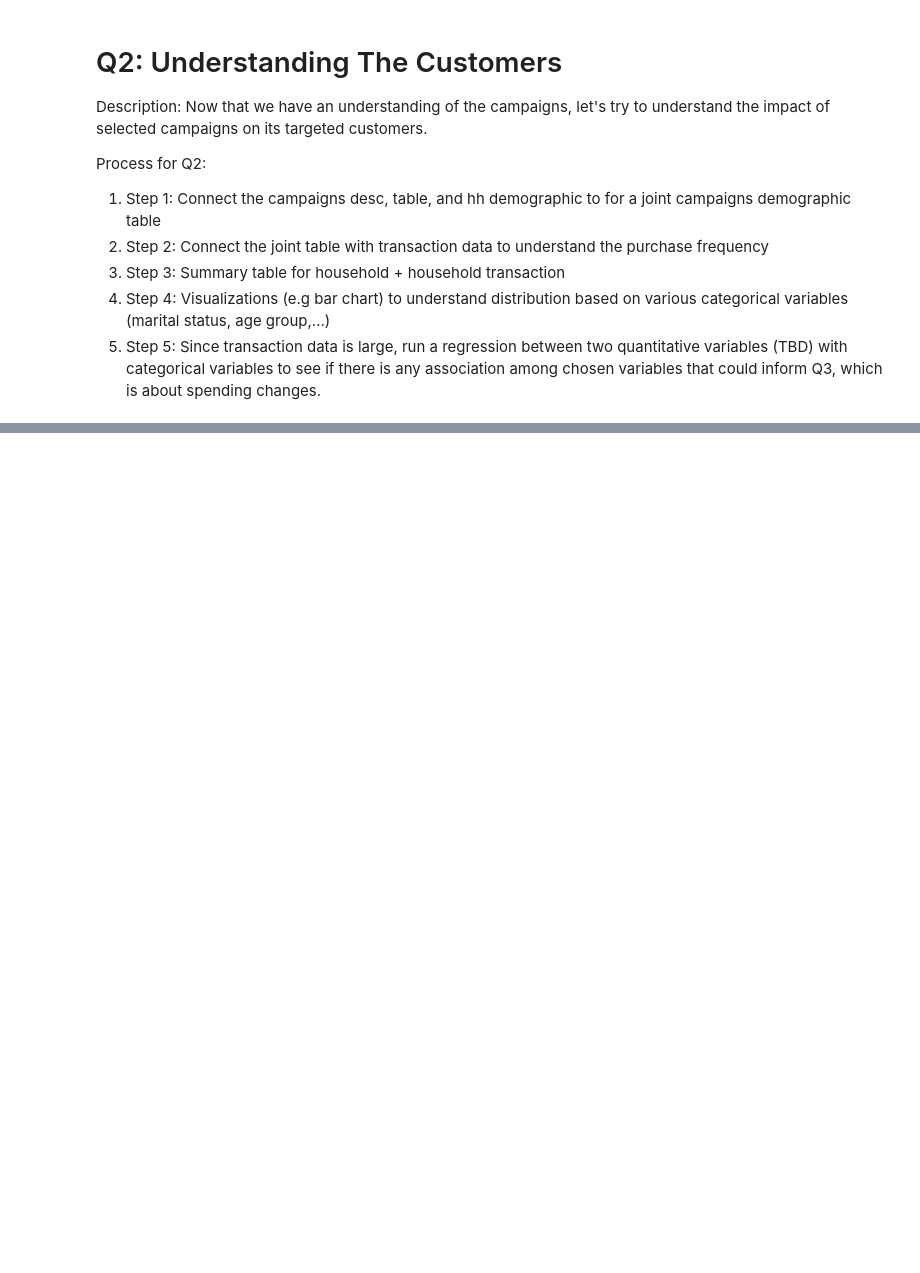
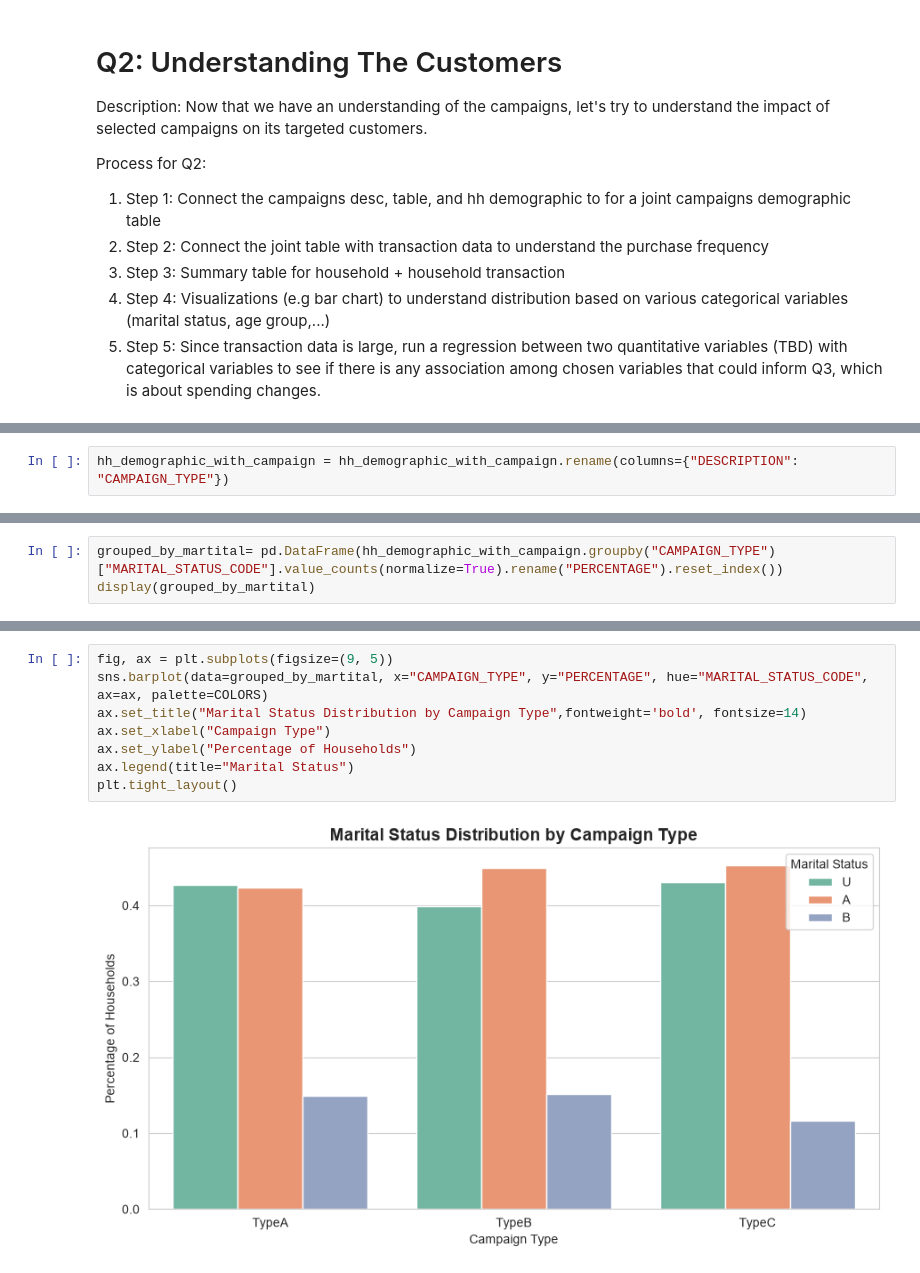
Before and after one commit to andrw0505/dunnhumby_project, a Jupyter notebook: bq1.ipynb, the cells around one changed output, grey strips where cells are left out. Cells and saved outputs as stored; diff of their text form; blank space fills up the shorter version.

```diff
--- a/bq1.ipynb
+++ b/bq1.ipynb
@@ -928,2 +926,4 @@ dtypes: float64(3), int64(1), str(9)
 memory usage: 432.2 KB
 None
+# %%
+hh_demographic_with_campaign = hh_demographic_with_campaign.rename(columns={"DESCRIPTION": "CAMPAIGN_TYPE"})
@@ -929,0 +932,3 @@ None
+# %%
+grouped_by_martital= pd.DataFrame(hh_demographic_with_campaign.groupby("CAMPAIGN_TYPE")["MARITAL_STATUS_CODE"].value_counts(normalize=True).rename("PERCENTAGE").reset_index())
+display(grouped_by_martital)
@@ -929,0 +946,10 @@ None
+# %%
+fig, ax = plt.subplots(figsize=(9, 5))
+sns.barplot(data=grouped_by_martital, x="CAMPAIGN_TYPE", y="PERCENTAGE", hue="MARITAL_STATUS_CODE", ax=ax, palette=COLORS)
+ax.set_title("Marital Status Distribution by Campaign Type",fontweight='bold', fontsize=14)
+ax.set_xlabel("Campaign Type")
+ax.set_ylabel("Percentage of Households")
+ax.legend(title="Marital Status")
+plt.tight_layout()
+# %% [output]
+[figure, added]
```
Also changed, not shown: parts of 17 cells of this notebook.
